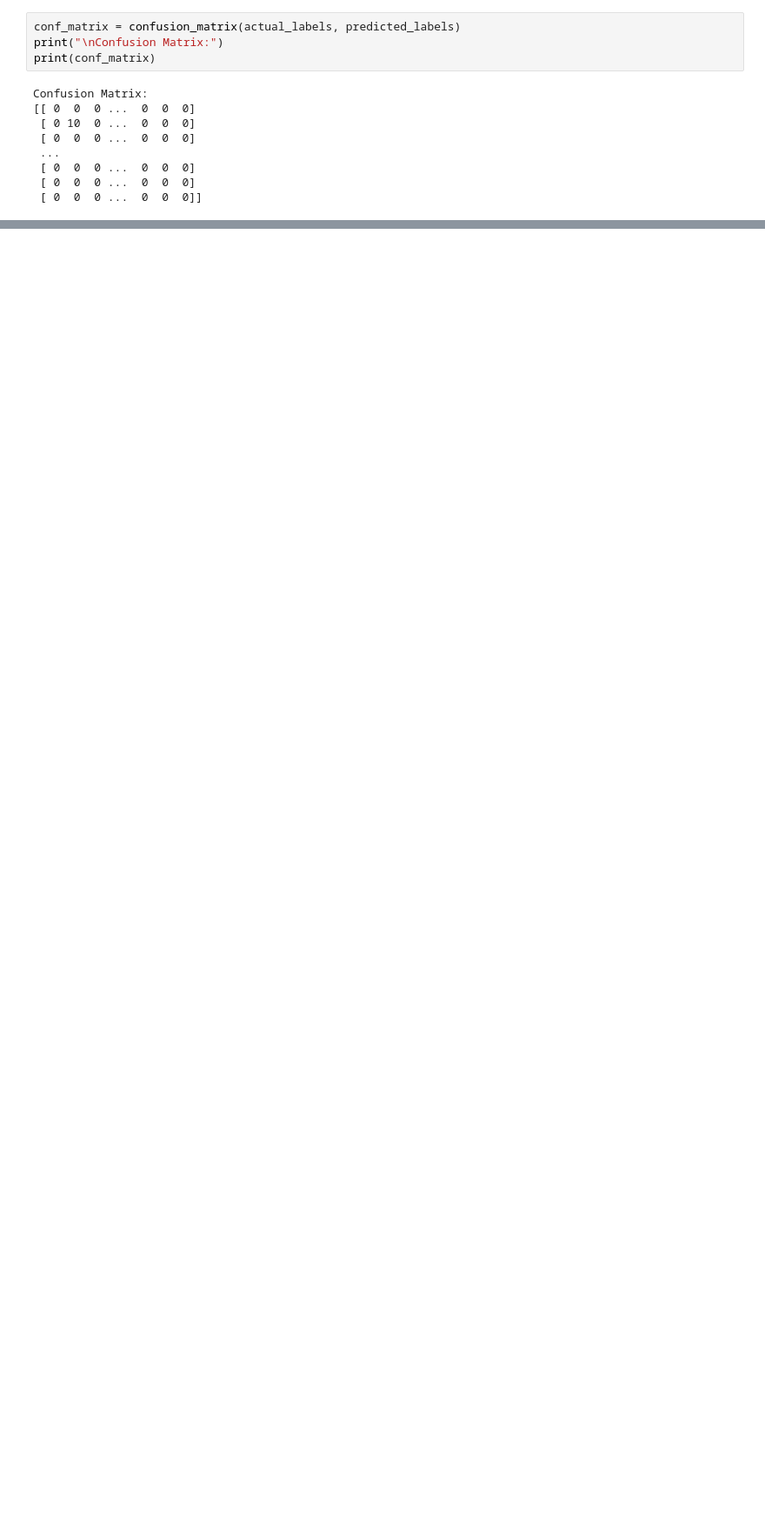
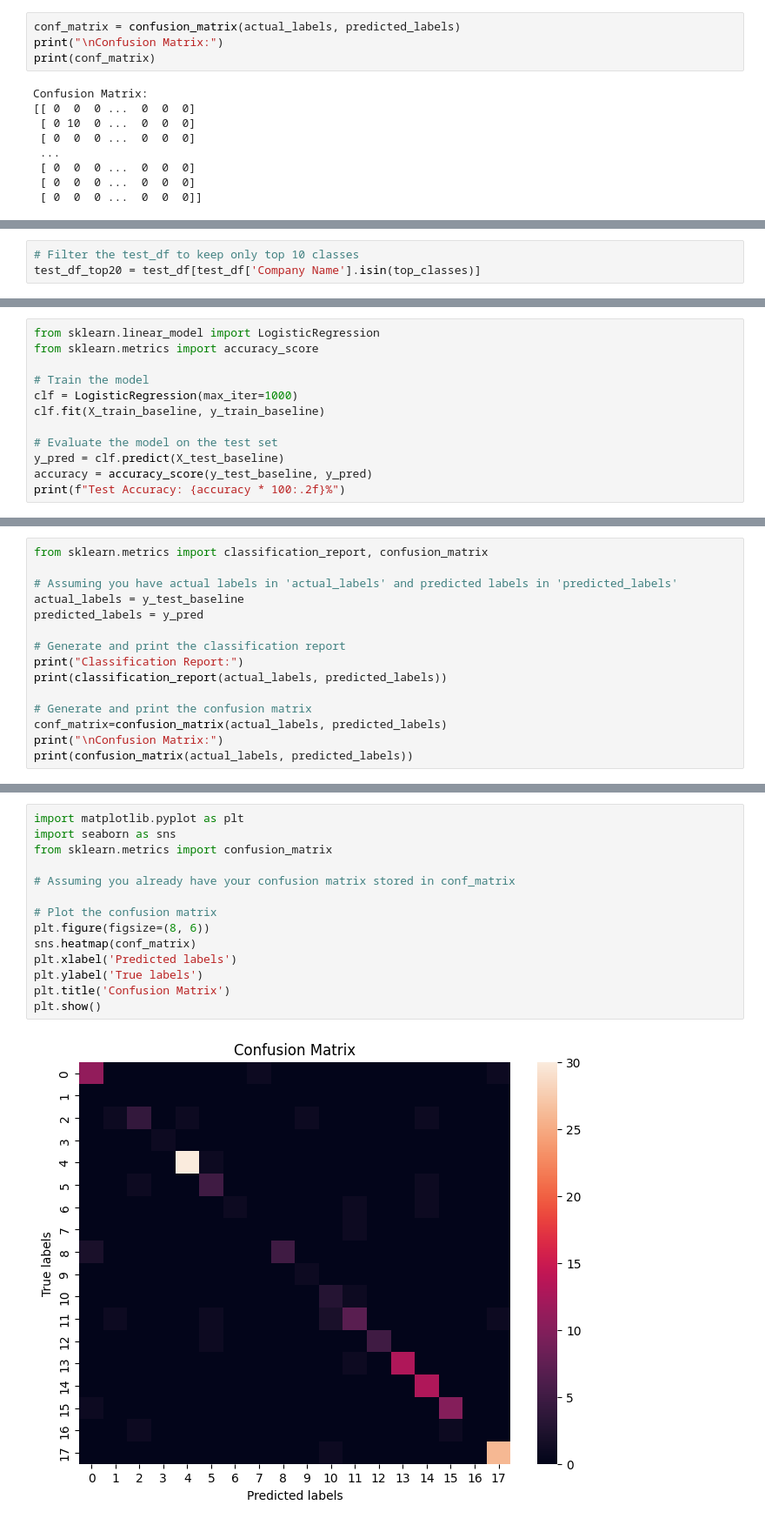
Before and after one commit to deepikachandru/TopologicalAnalysis, a Jupyter notebook: Dissertation.ipynb, the cells around one changed output, grey strips where cells are left out. Shown at 87% size. Drawn from its saved outputs; the diff is of its cells as text; blank space fills up the shorter version.

Commit message:
source code and final report

```diff
--- a/Dissertation.ipynb
+++ b/Dissertation.ipynb
@@ -1868,0 +1536,3 @@ plt.show()
+# %%
+# Filter the test_df to keep only top 10 classes
+test_df_top20 = test_df[test_df['Company Name'].isin(top_classes)]
@@ -1868,0 +1665,12 @@ plt.show()
+# %%
+from sklearn.linear_model import LogisticRegression
+from sklearn.metrics import accuracy_score
+
+# Train the model
+clf = LogisticRegression(max_iter=1000)
+clf.fit(X_train_baseline, y_train_baseline)
+
+# Evaluate the model on the test set
+y_pred = clf.predict(X_test_baseline)
+accuracy = accuracy_score(y_test_baseline, y_pred)
+print(f"Test Accuracy: {accuracy * 100:.2f}%")
@@ -1868,0 +1704,15 @@ plt.show()
+# %%
+from sklearn.metrics import classification_report, confusion_matrix
+
+# Assuming you have actual labels in 'actual_labels' and predicted labels in 'predicted_labels'
+actual_labels = y_test_baseline
+predicted_labels = y_pred
+
+# Generate and print the classification report
+print("Classification Report:")
+print(classification_report(actual_labels, predicted_labels))
+
+# Generate and print the confusion matrix
+conf_matrix=confusion_matrix(actual_labels, predicted_labels)
+print("\nConfusion Matrix:")
+print(confusion_matrix(actual_labels, predicted_labels))
@@ -1868,0 +1737,16 @@ plt.show()
+# %%
+import matplotlib.pyplot as plt
+import seaborn as sns
+from sklearn.metrics import confusion_matrix
+
+# Assuming you already have your confusion matrix stored in conf_matrix
+
+# Plot the confusion matrix
+plt.figure(figsize=(8, 6))
+sns.heatmap(conf_matrix)
+plt.xlabel('Predicted labels')
+plt.ylabel('True labels')
+plt.title('Confusion Matrix')
+plt.show()
+# %% [output]
+[figure, added]
```
Also changed, not shown: parts of 156 cells of this notebook, 1 other file.
